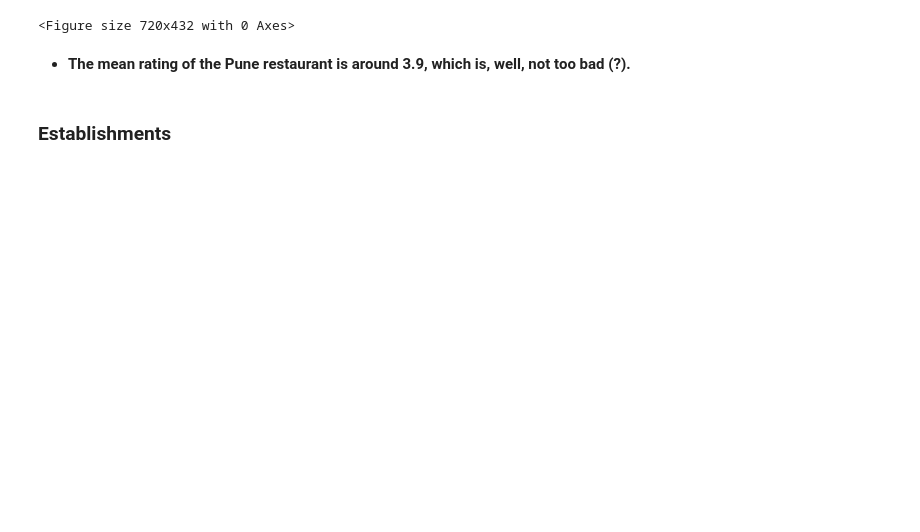
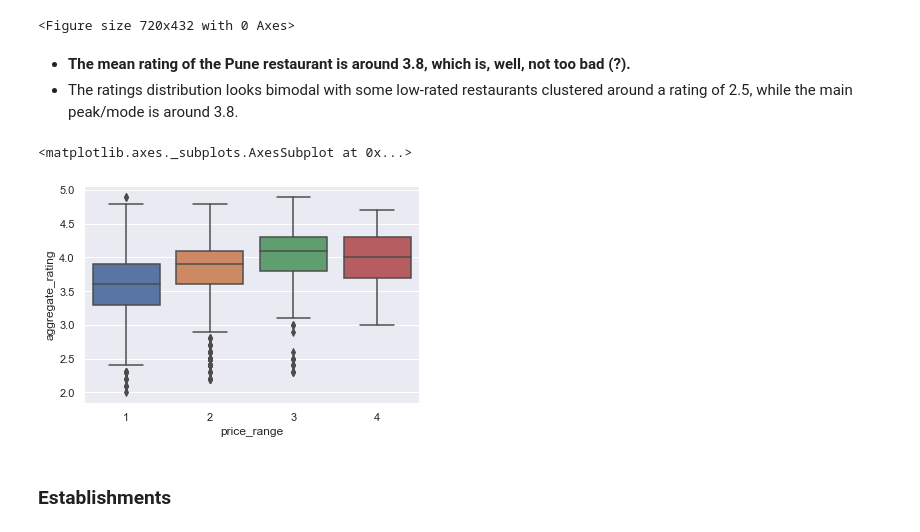
Before and after one commit to dsanyal/Zomato_dataset_EDA, a Jupyter notebook: zomato_EDA.ipynb, the cells around one changed output. Saved outputs shown, nothing was run; the diff lists cells and outputs as text; code cells hidden in the pictures; blank space fills up the shorter version.

Commit message:
added more plotly plots

```diff
--- a/zomato_EDA.ipynb
+++ b/zomato_EDA.ipynb
@@ -148,7 +150,14 @@ fig.show()
 [interactive output not drawn]
 <Figure size 720x432 with 0 Axes>
 # %% [markdown]
-- __The mean rating of the Pune restaurant is around 3.9, which is, well,  not too bad (?).__
+- __The mean rating of the Pune restaurant is around 3.8, which is, well,  not too bad (?).__
+- The ratings distribution looks bimodal with some low-rated restaurants clustered around a rating of 2.5, while the main peak/mode is around 3.8.
+# %%
+sns.scatterplot(x='average_cost_for_two', y='aggregate_rating', data=pune_data.loc[pune_data['aggregate_rating']>0, :])
+sns.boxplot(x='price_range', y='aggregate_rating', data=pune_data.loc[pune_data['aggregate_rating']>0, :])
+# %% [output]
+<matplotlib.axes._subplots.AxesSubplot at 0x...>
+[figure, added]
 # %% [markdown]
 ### Establishments
 # %%
```
Also changed, not shown: parts of 21 cells of this notebook.
